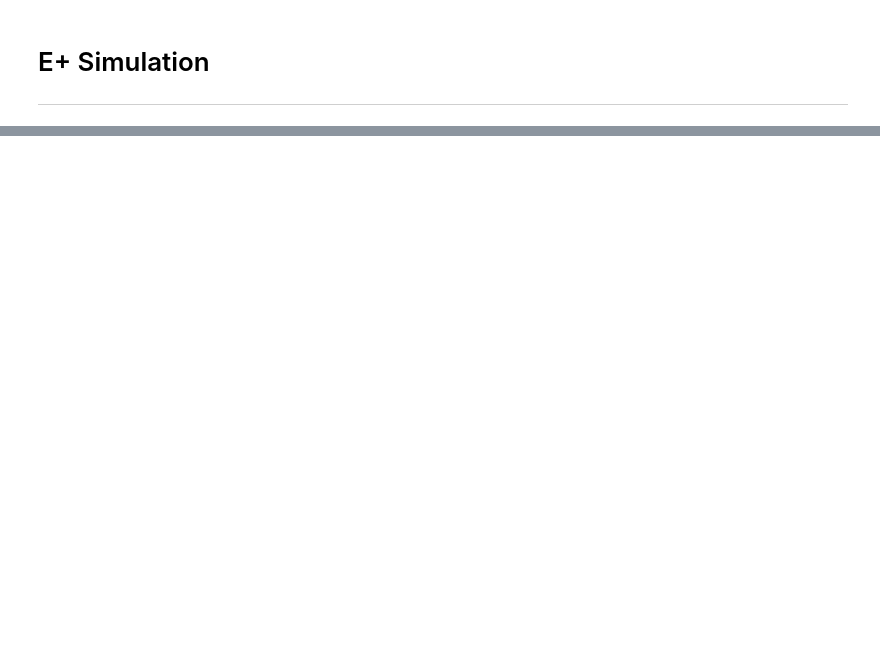
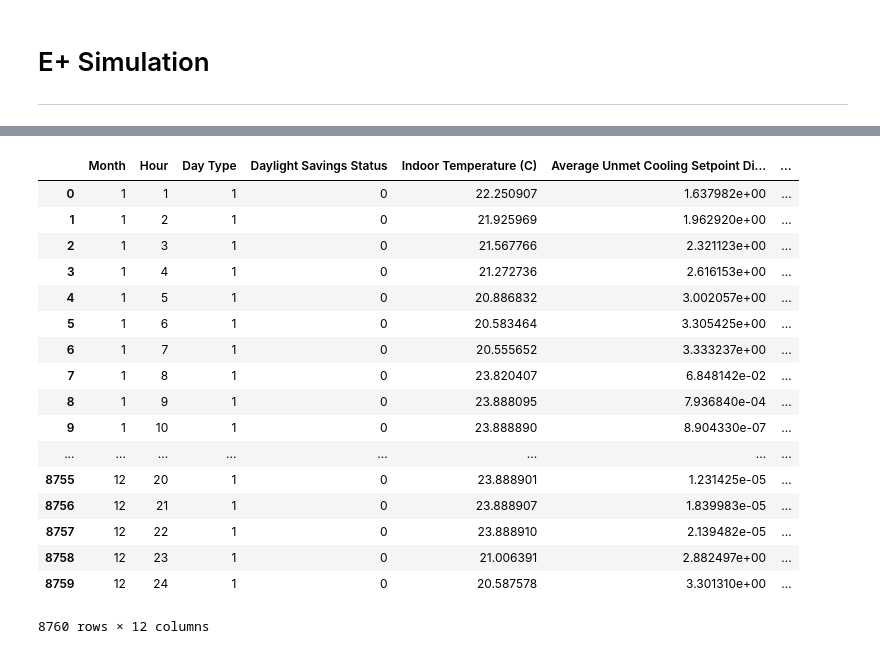
Before and after one commit to zbitouzakaria/CityLearn, a Jupyter notebook: nrel_xstock/nrel_xstock/database.ipynb, the cells around one changed output, grey strips where cells are left out. Drawn from its saved outputs; the diff is of its cells as text; code cells hidden in the pictures; blank space fills up the shorter version.

```diff
--- a/nrel_xstock/nrel_xstock/database.ipynb
+++ b/nrel_xstock/nrel_xstock/database.ipynb
@@ -74,0 +28,29 @@ idf = IDF(idf_filepath,epw_filepath)
+# %%
+idd_filepath = '/Applications/EnergyPlus-9-6-0/PreProcess/IDFVersionUpdater/V9-6-0-Energy+.idd'
+bldg_id = '40'
+sim_data = resstock_database.query_table(f"""
+SELECT
+    metadata_id,
+    osm,
+    epw,
+    ddy
+FROM building_energy_performance_simulation_input
+WHERE bldg_id = {bldg_id}
+""")
+metadata_id, osm, epw, ddy = sim_data.to_records(index=False)[0]
+schedule = resstock_database.query_table(f"""
+SELECT
+    *
+FROM schedule
+WHERE metadata_id = {metadata_id}
+""")
+schedule = schedule.drop(columns=['metadata_id','day','hour','minute',])
+schedule.to_csv('schedules.csv',index=False)
+idf = CityLearnSimulator.osm_to_idf(osm)
+
+with open('model.idf','w') as f:
+    f.write(idf)
+
+output_directory = f'{bldg_id}_simulation'
+simulator = CityLearnSimulator(idd_filepath,idf,epw,ddy=ddy,simulation_id=bldg_id,output_directory=output_directory)
+simulator.simulate()
@@ -74,0 +86,26 @@ idf = IDF(idf_filepath,epw_filepath)
+# %%
+database = SQLiteDatabase('40_simulation/40.sql')
+with open('misc/citylearn_simulation_results.sql','r') as f:
+    query = f.read()
+
+data = database.query_table(query)
+display(data)
+# %% [output]
+|  | Month | Hour | Day Type | Daylight Savings Status | Indoor Temperature (C) | Average Unmet Cooling Setpoint Di... | ... |
+| 0 | 1 | 1 | 1 | 0 | 22.250907 | 1.637982e+00 | ... |
+| 1 | 1 | 2 | 1 | 0 | 21.925969 | 1.962920e+00 | ... |
+| 2 | 1 | 3 | 1 | 0 | 21.567766 | 2.321123e+00 | ... |
+| 3 | 1 | 4 | 1 | 0 | 21.272736 | 2.616153e+00 | ... |
+| 4 | 1 | 5 | 1 | 0 | 20.886832 | 3.002057e+00 | ... |
+| 5 | 1 | 6 | 1 | 0 | 20.583464 | 3.305425e+00 | ... |
+| 6 | 1 | 7 | 1 | 0 | 20.555652 | 3.333237e+00 | ... |
+| 7 | 1 | 8 | 1 | 0 | 23.820407 | 6.848142e-02 | ... |
+| 8 | 1 | 9 | 1 | 0 | 23.888095 | 7.936840e-04 | ... |
+| 9 | 1 | 10 | 1 | 0 | 23.888890 | 8.904330e-07 | ... |
+| ... | ... | ... | ... | ... | ... | ... | ... |
+| 8755 | 12 | 20 | 1 | 0 | 23.888901 | 1.231425e-05 | ... |
+| 8756 | 12 | 21 | 1 | 0 | 23.888907 | 1.839983e-05 | ... |
+| 8757 | 12 | 22 | 1 | 0 | 23.888910 | 2.139482e-05 | ... |
+| 8758 | 12 | 23 | 1 | 0 | 21.006391 | 2.882497e+00 | ... |
+| 8759 | 12 | 24 | 1 | 0 | 20.587578 | 3.301310e+00 | ... |
+8760 rows × 12 columns
```
Also changed, not shown: parts of 9 cells of this notebook, 4 other files.
